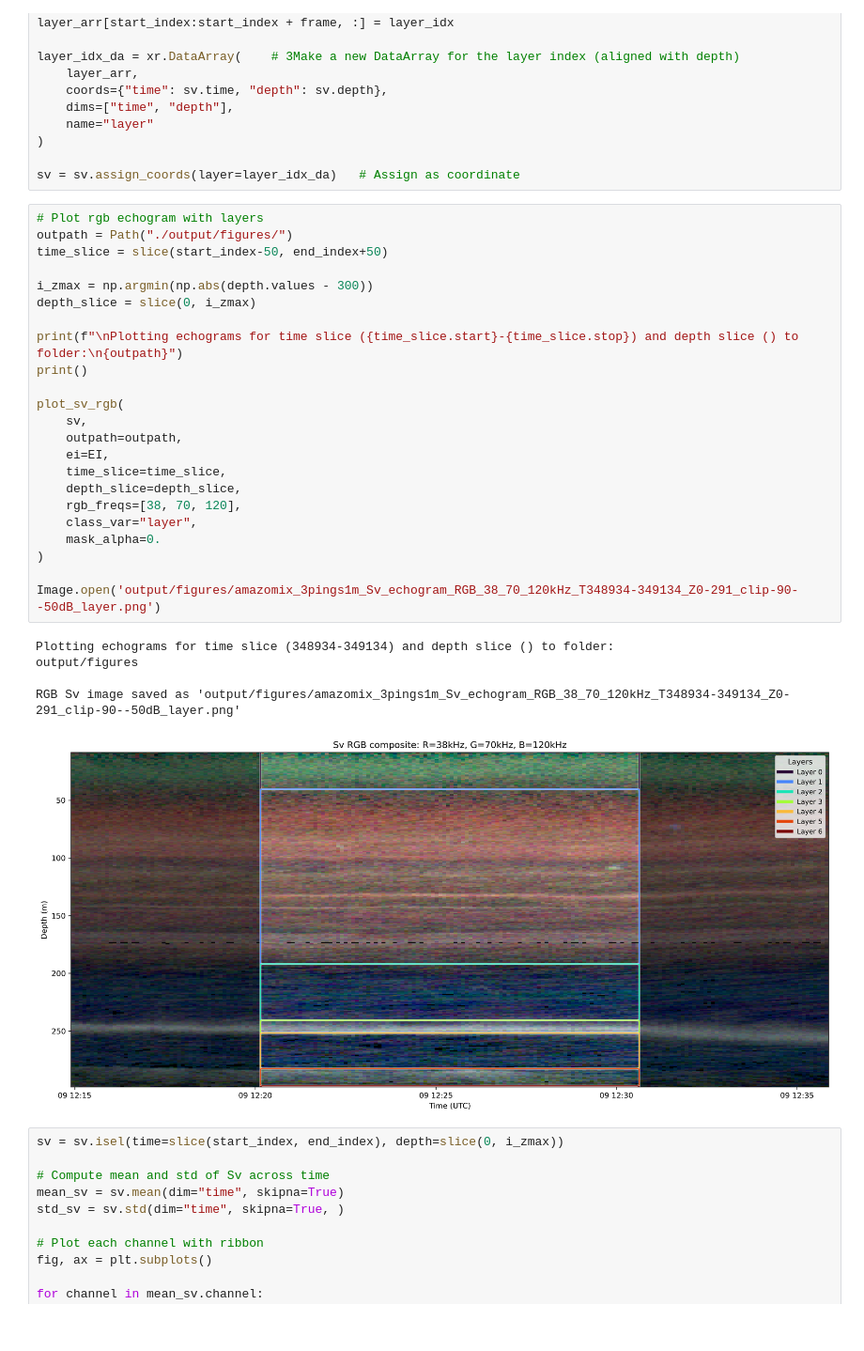
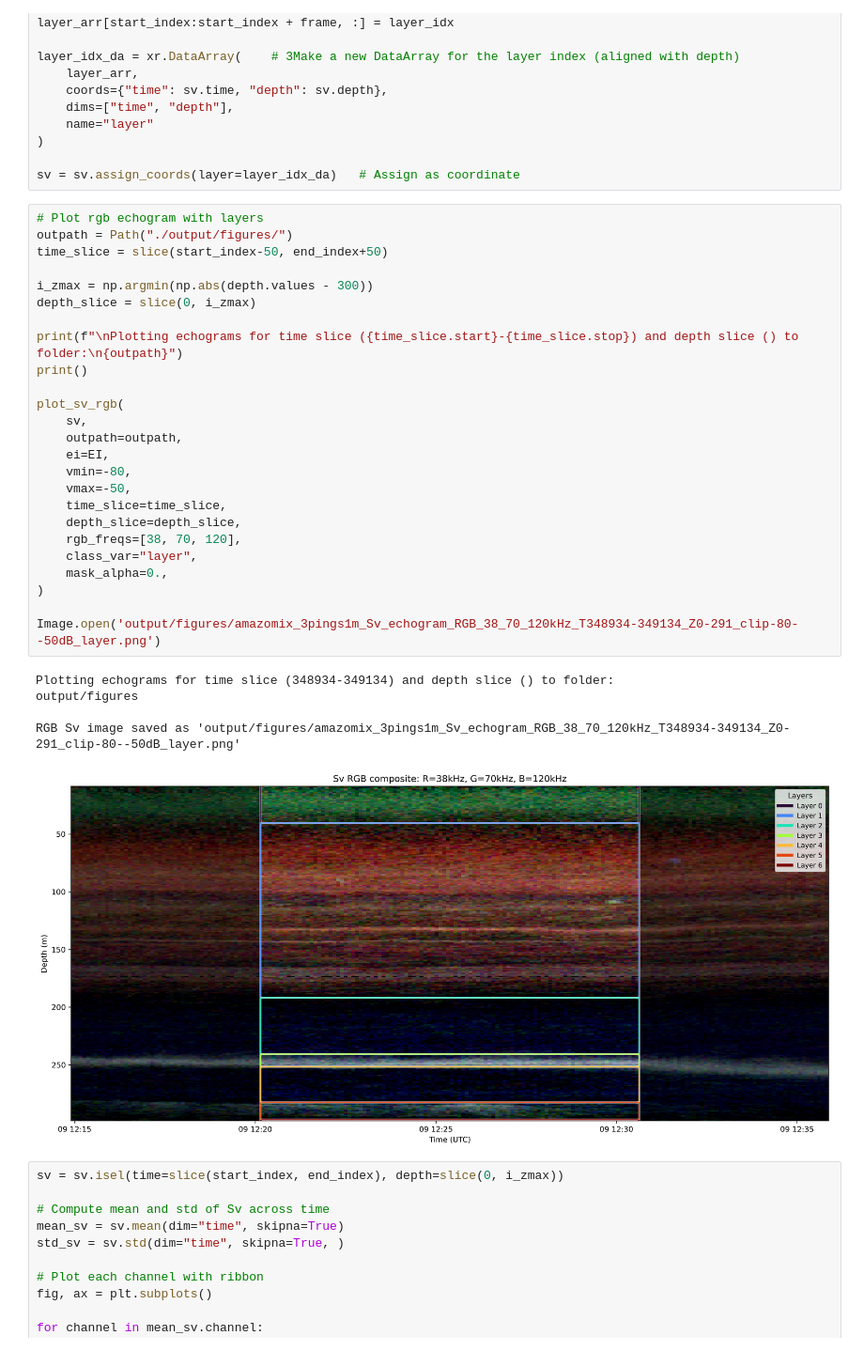
Before and after one commit to gaspardringuenet/acoustic-communities, a Jupyter notebook: notebooks/02-gr-delta-sv-dist-by-layers/02-gr-delta-sv-dist-by-layers.ipynb, the cells around one changed output. Shown at 94% size. Cells and saved outputs as stored; diff of their text form.

```diff
--- a/notebooks/02-gr-delta-sv-dist-by-layers/02-gr-delta-sv-dist-by-layers.ipynb
+++ b/notebooks/02-gr-delta-sv-dist-by-layers/02-gr-delta-sv-dist-by-layers.ipynb
@@ -78,32 +78,34 @@ sv = sv.assign_coords(layer=layer_idx_da)   # Assign as coordinate
 # %%
 # Plot rgb echogram with layers
 outpath = Path("./output/figures/")
 time_slice = slice(start_index-50, end_index+50)
 
 i_zmax = np.argmin(np.abs(depth.values - 300))
 depth_slice = slice(0, i_zmax)
 
 print(f"\nPlotting echograms for time slice ({time_slice.start}-{time_slice.stop}) and depth slice () to folder:\n{outpath}")
 print()
 
 plot_sv_rgb(
     sv,
     outpath=outpath,
     ei=EI,
+    vmin=-80,
+    vmax=-50,
     time_slice=time_slice,
     depth_slice=depth_slice,
     rgb_freqs=[38, 70, 120],
     class_var="layer",
-    mask_alpha=0.
+    mask_alpha=0.,
 )
 
-Image.open('output/figures/amazomix_3pings1m_Sv_echogram_RGB_38_70_120kHz_T348934-349134_Z0-291_clip-90--50dB_layer.png')
+Image.open('output/figures/amazomix_3pings1m_Sv_echogram_RGB_38_70_120kHz_T348934-349134_Z0-291_clip-80--50dB_layer.png')
 # %% [output]
 Plotting echograms for time slice (348934-349134) and depth slice () to folder:
 output/figures
 
-RGB Sv image saved as 'output/figures/amazomix_3pings1m_Sv_echogram_RGB_38_70_120kHz_T348934-349134_Z0-291_clip-90--50dB_layer.png'
+RGB Sv image saved as 'output/figures/amazomix_3pings1m_Sv_echogram_RGB_38_70_120kHz_T348934-349134_Z0-291_clip-80--50dB_layer.png'
-[figure, old version]
+[figure, new version]
 # %%
 sv = sv.isel(time=slice(start_index, end_index), depth=slice(0, i_zmax))
 
```
Also changed, not shown: 2 other files.
